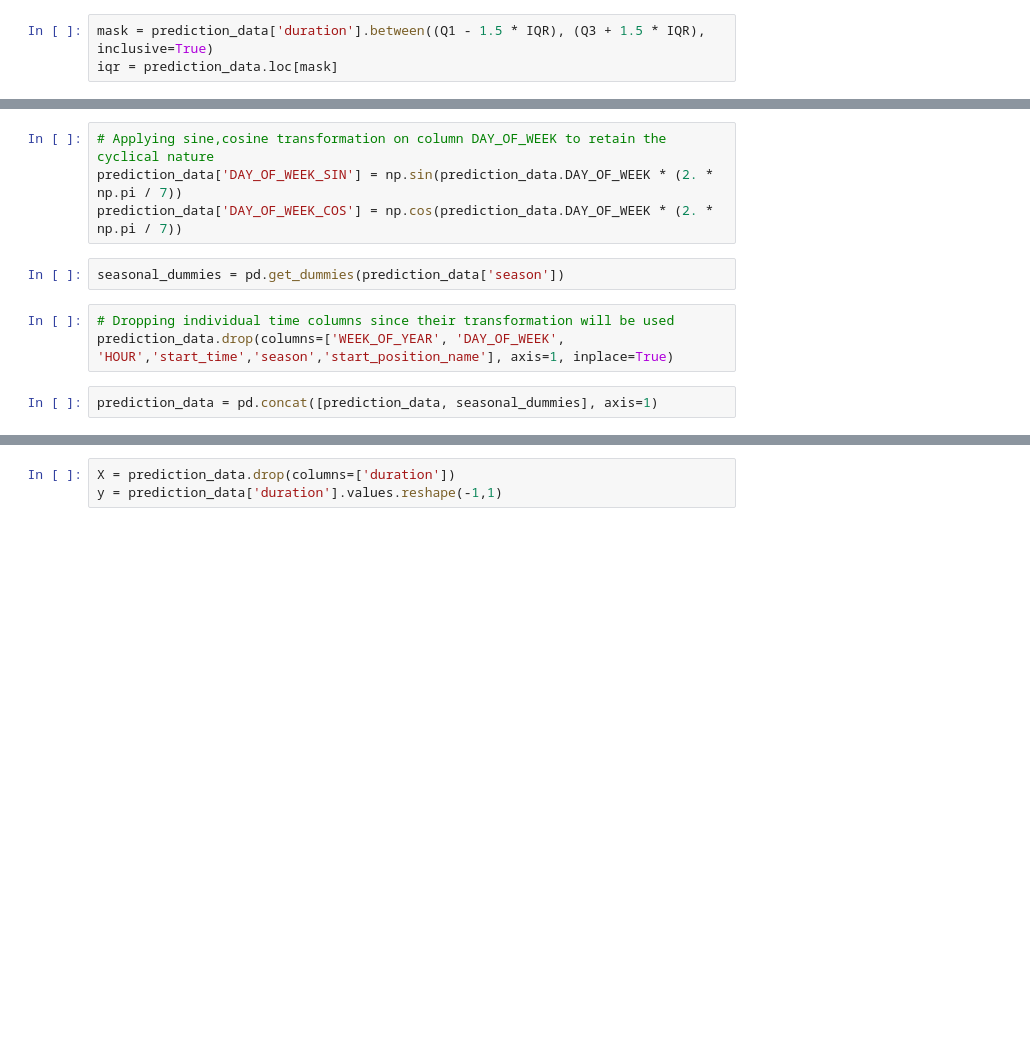
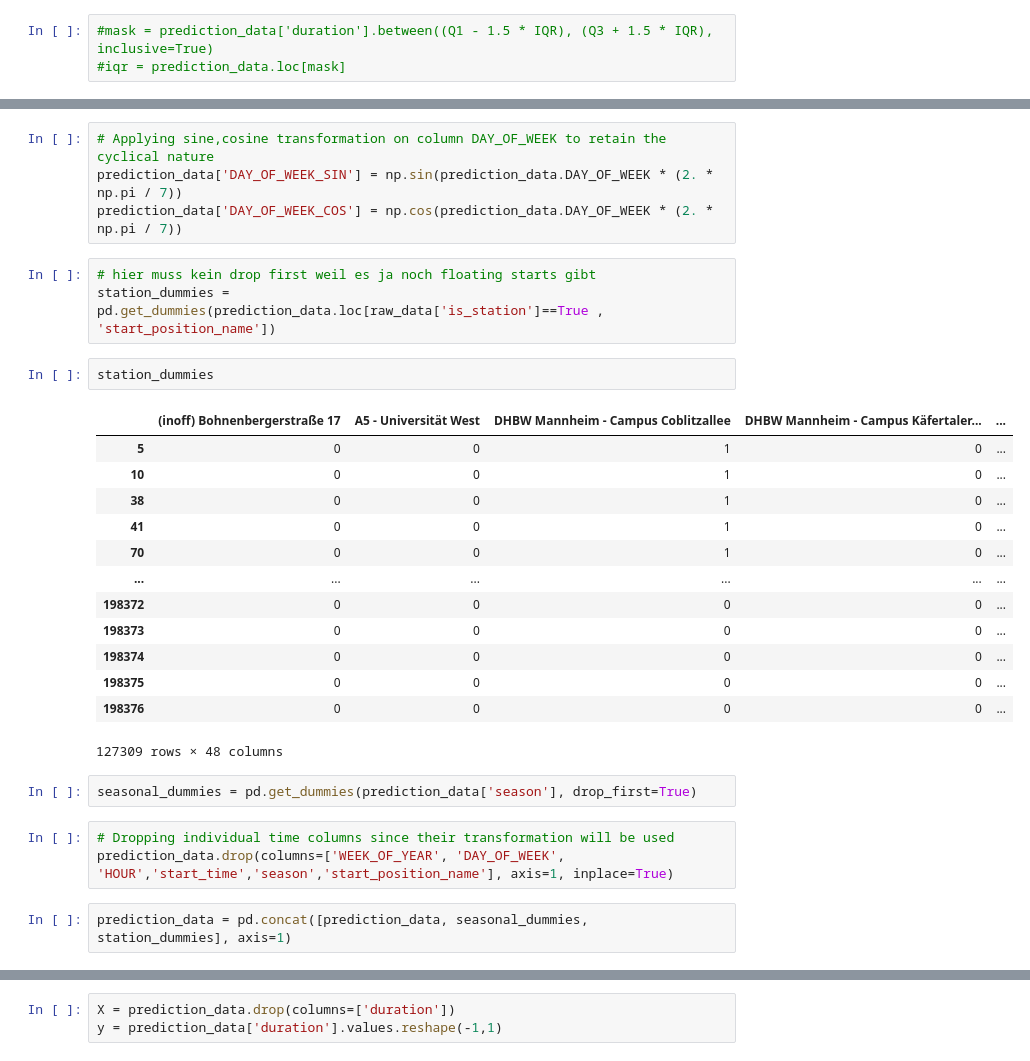
Before and after one commit to phipag/PDS_Project, a Jupyter notebook: notebooks/DurationPrediction.ipynb, the cells around one changed output, grey strips where cells are left out. Drawn from its saved outputs; the diff is of its cells as text; blank space fills up the shorter version.

```diff
--- a/notebooks/DurationPrediction.ipynb
+++ b/notebooks/DurationPrediction.ipynb
@@ -32,3 +87,3 @@ IQR = Q3 - Q1
 # %%
-mask = prediction_data['duration'].between((Q1 - 1.5 * IQR), (Q3 + 1.5 * IQR), inclusive=True)
-iqr = prediction_data.loc[mask]
+#mask = prediction_data['duration'].between((Q1 - 1.5 * IQR), (Q3 + 1.5 * IQR), inclusive=True)
+#iqr = prediction_data.loc[mask]
@@ -90,10 +173,29 @@ prediction_data['WEEK_OF_YEAR_COS'] = np.cos(prediction_data.WEEK_OF_YEAR * (2.
 # Applying sine,cosine transformation on column DAY_OF_WEEK to retain the cyclical nature
 prediction_data['DAY_OF_WEEK_SIN'] = np.sin(prediction_data.DAY_OF_WEEK * (2. * np.pi / 7))
 prediction_data['DAY_OF_WEEK_COS'] = np.cos(prediction_data.DAY_OF_WEEK * (2. * np.pi / 7))
+# %%
+# hier muss kein drop first weil es ja noch floating starts gibt
+station_dummies = pd.get_dummies(prediction_data.loc[raw_data['is_station']==True , 'start_position_name'])
+# %%
+station_dummies
+# %% [output]
+|  | (inoff) Bohnenbergerstraße 17 | A5 - Universität West | DHBW Mannheim - Campus Coblitzallee | DHBW Mannheim - Campus Käfertaler... | ... |
+| 5 | 0 | 0 | 1 | 0 | ... |
+| 10 | 0 | 0 | 1 | 0 | ... |
+| 38 | 0 | 0 | 1 | 0 | ... |
+| 41 | 0 | 0 | 1 | 0 | ... |
+| 70 | 0 | 0 | 1 | 0 | ... |
+| ... | ... | ... | ... | ... | ... |
+| 198372 | 0 | 0 | 0 | 0 | ... |
+| 198373 | 0 | 0 | 0 | 0 | ... |
+| 198374 | 0 | 0 | 0 | 0 | ... |
+| 198375 | 0 | 0 | 0 | 0 | ... |
+| 198376 | 0 | 0 | 0 | 0 | ... |
+127309 rows × 48 columns
 # %%
-seasonal_dummies = pd.get_dummies(prediction_data['season'])
+seasonal_dummies = pd.get_dummies(prediction_data['season'], drop_first=True)
 # %%
 # Dropping individual time columns since their transformation will be used
 prediction_data.drop(columns=['WEEK_OF_YEAR', 'DAY_OF_WEEK', 'HOUR','start_time','season','start_position_name'], axis=1, inplace=True)
 # %%
-prediction_data = pd.concat([prediction_data, seasonal_dummies], axis=1)
+prediction_data = pd.concat([prediction_data, seasonal_dummies, station_dummies], axis=1)
```
Also changed, not shown: parts of 33 cells of this notebook, 13 other files.
